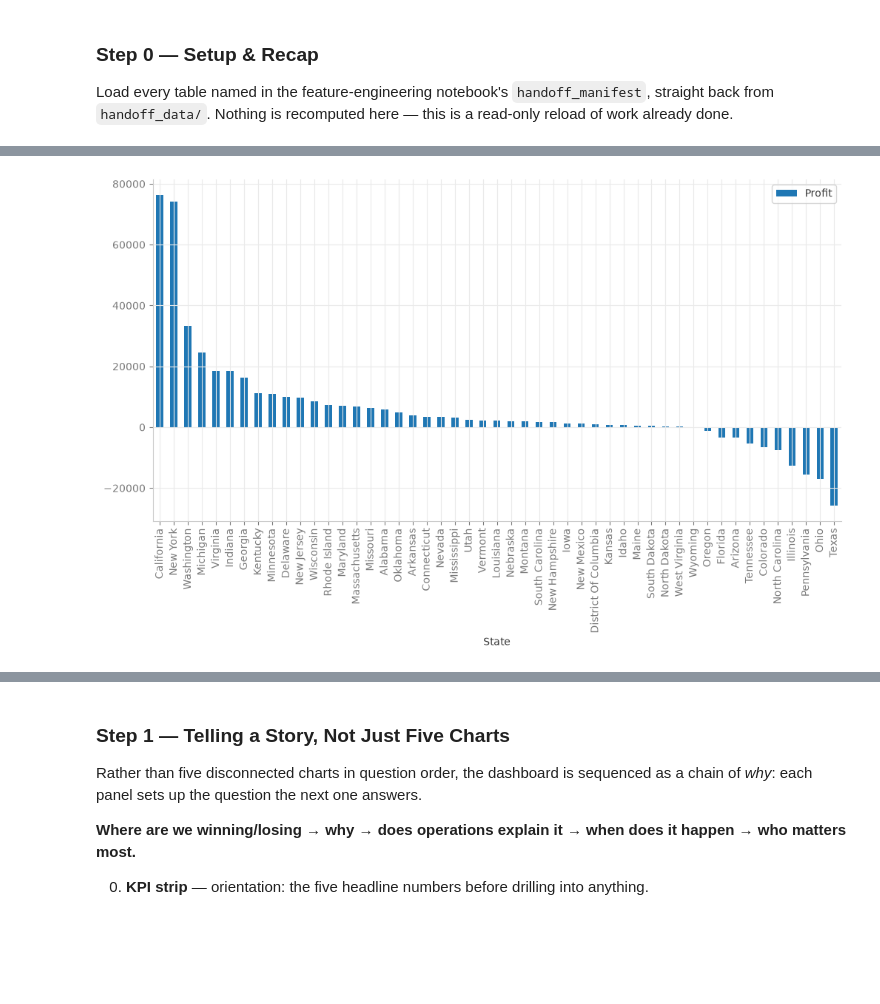
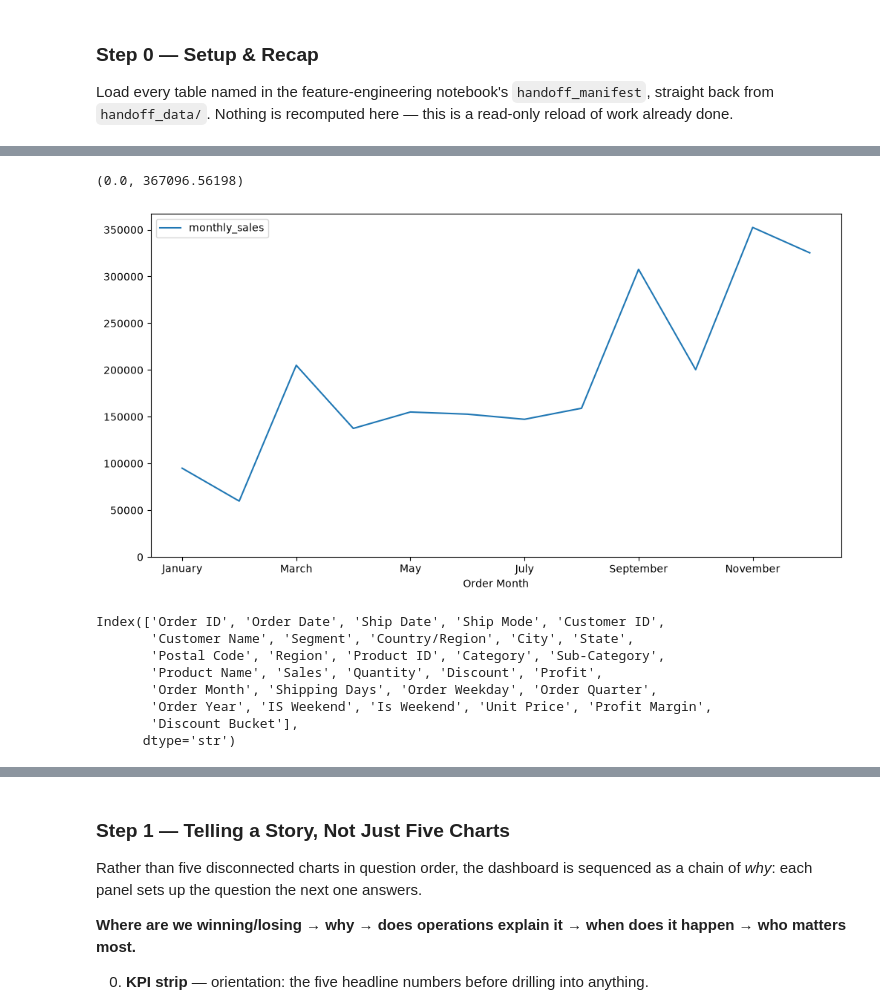
Before and after one commit to wmouhammed2016/data_exploring_cleaning, a Jupyter notebook: visualization_dashboard.ipynb, the cells around one changed output, grey strips where cells are left out. Saved outputs shown, nothing was run; the diff lists cells and outputs as text; code cells hidden in the pictures; blank space fills up the shorter version.

```diff
--- a/visualization_dashboard.ipynb
+++ b/visualization_dashboard.ipynb
@@ -52,5 +58,21 @@ discount_profit = pd.read_csv("handoff_data/discount_profit.csv", index_col="Dis
 # %%
-state_profit.plot(kind='bar', figsize=(12,6))
-plt.show()
+month_order = ["January", "February", "March", "April", "May", "June", "July", "August", "September", "October", "November", "December"]
+
+df_clean.groupby("Order Month").agg(
+    monthly_sales = ("Sales", "sum")
+).reindex(month_order).plot(kind='line', figsize=(12,6))
+plt.ylim(bottom=0)
 # %% [output]
+(0.0, 367096.56198)
-[figure, old version]
+[figure, new version]
+# %%
+df_clean.columns
+# %% [output]
+Index(['Order ID', 'Order Date', 'Ship Date', 'Ship Mode', 'Customer ID',
+       'Customer Name', 'Segment', 'Country/Region', 'City', 'State',
+       'Postal Code', 'Region', 'Product ID', 'Category', 'Sub-Category',
+       'Product Name', 'Sales', 'Quantity', 'Discount', 'Profit',
+       'Order Month', 'Shipping Days', 'Order Weekday', 'Order Quarter',
+       'Order Year', 'IS Weekend', 'Is Weekend', 'Unit Price', 'Profit Margin',
+       'Discount Bucket'],
+      dtype='str')
```
Also changed, not shown: parts of 9 cells of this notebook, 3 other files.
